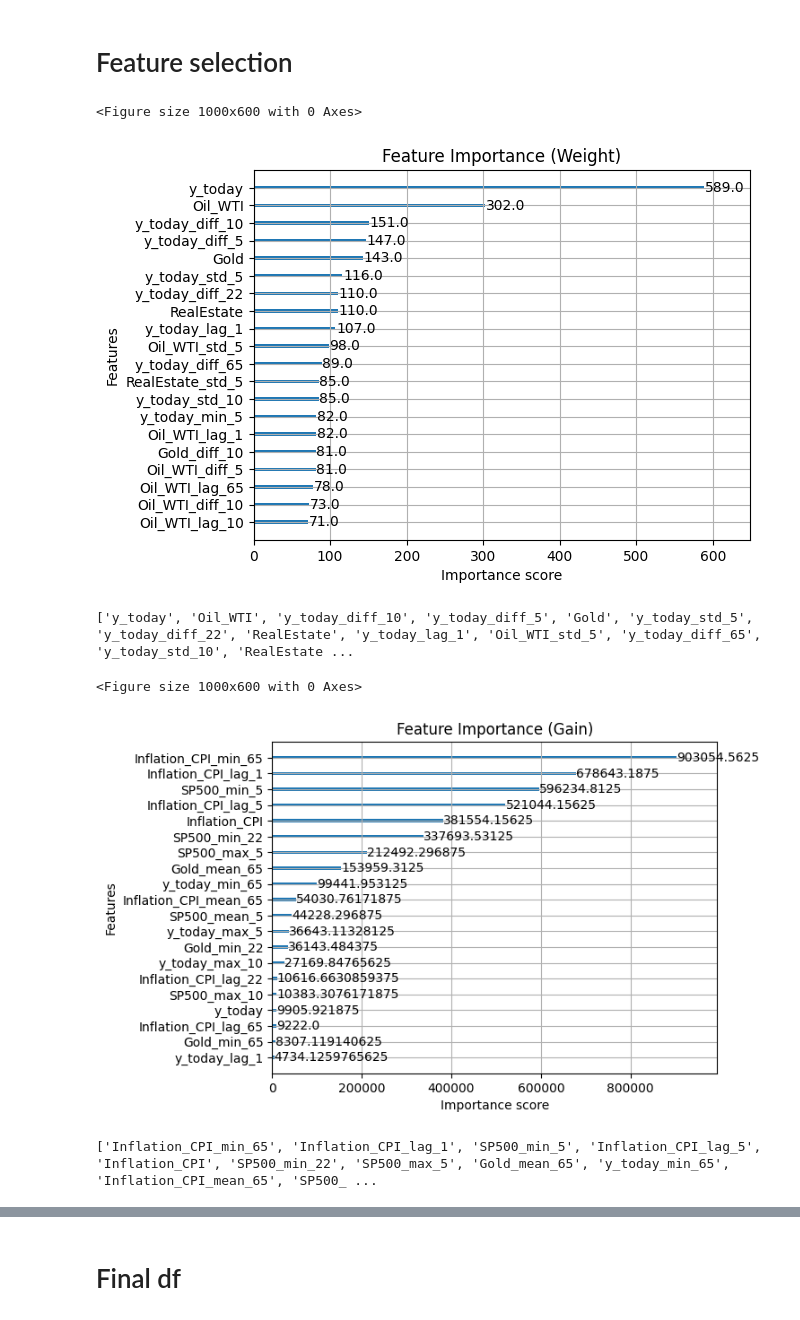
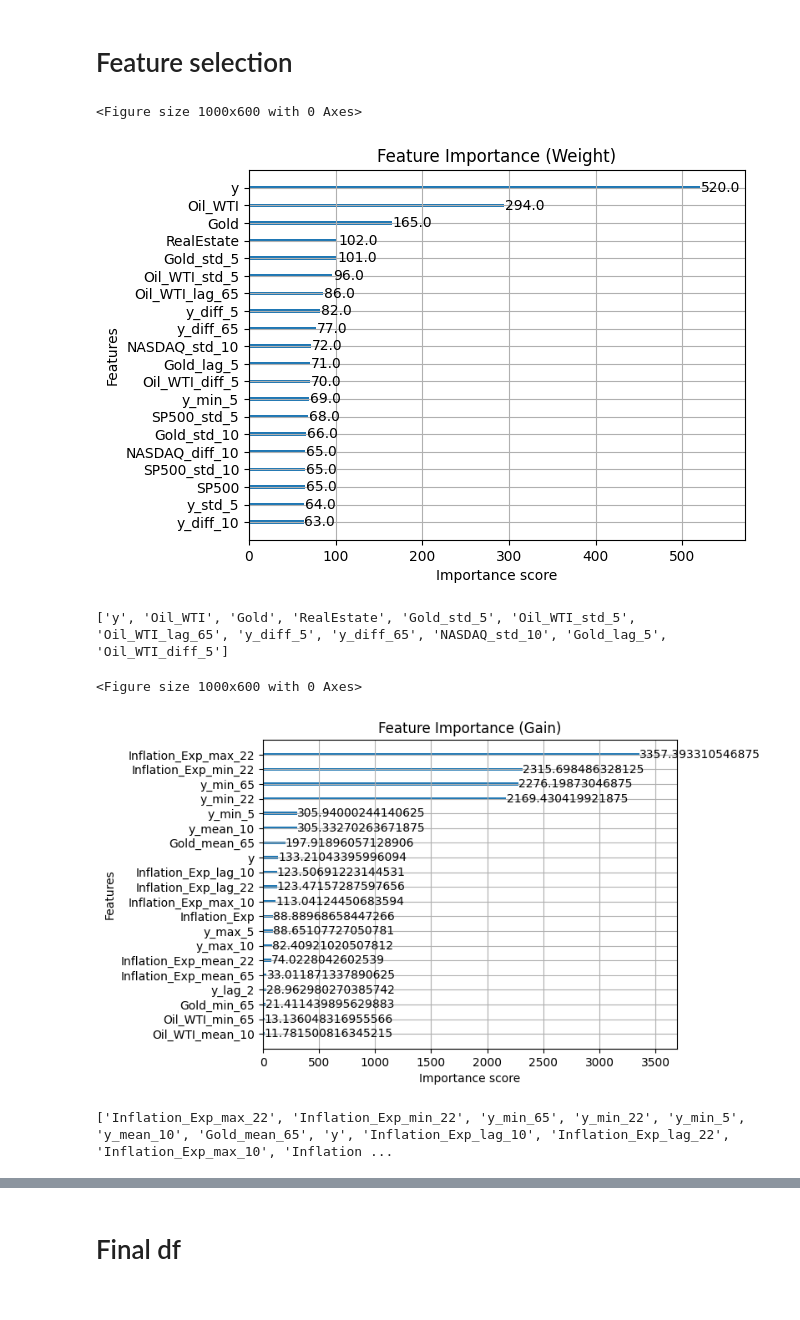
Before and after one commit to GuyRayOv/Stocks, a Jupyter notebook: notebooks/stocks_dataprep.ipynb, the cells around one changed output, grey strips where cells are left out. Drawn from its saved outputs; the diff is of its cells as text; code cells hidden in the pictures.

```diff
--- a/notebooks/stocks_dataprep.ipynb
+++ b/notebooks/stocks_dataprep.ipynb
@@ -47,17 +43,13 @@ start_date = end_date - timedelta(days=int(project_config["HISTORY_DEPTH"]))
 # %%
 tickers_yf = {
-    "y_today"     : f"{project_config['TKL']}",
+    "y"     : f"{project_config['TKL']}",
     "NASDAQ"      : "^IXIC",
     "SP500"       : "^GSPC",
     "RealEstate"  : "VNQ",
     "Oil_WTI"     : "CL=F",
-    "Gold"        : "GC=F"
+    "Gold"        : "GC=F",
+    "Inflation_Exp": "^TNX"
 }
-
-tickers_fred = {
-    "Inflation_CPI" : "CPIAUCSL",
-    #"Unemployment"  : "UNRATE"
-}
 # %%
 import yfinance as yf
 import pandas as pd
@@ -105,17 +88,15 @@ display(tkl_ts.tail(1))
 # %% [markdown]
 # Turn time series into supprvied learning table
 # %%
-lags = [1,5,10,22,65] # lookback days
+df = ts_yf.copy()
+
+lags =   [2,5,10,22,65] # lookback days
 windows =  [5,10,22,65] # statistics windows
 
-df = tkl_ts.copy()
+# Identify columns to generate features for (excluding 'index' column which is the date)
+feature_base_cols = [c for c in df.columns if c not in ['Date','index']]
 
-# Identify columns to generate features for (excluding 'index' column which is the date)
-feature_base_cols = [c for c in df.columns if c not in ['Date']]
-
-for base_col in feature_base_cols: # Iterate over TKL cols
-
-  # Generate lagged features for the current base_col
+for base_col in feature_base_cols:
   for lag in lags:
     df[f"{base_col}_lag_{lag}"] = df[base_col].shift(lag)
 
@@ -129,15 +110,19 @@ for base_col in feature_base_cols: # Iterate over TKL cols
     df[f"{base_col}_pct_{window}"] = df[base_col].pct_change(window)
 
 
-df['y_tomorrow'] = df['y_today'].shift(-1)    # tomorrow's close price
-df.tail(1)['y_tomorrow'] = -1                 # the TARGET cell
+df['y_next'] = df['y'].shift(-1)    # tomorrow's close price
+df.tail(1)['y_next'] = -1           # the TARGET cell
 
 df.dropna(inplace=True)
 
 from sklearn.preprocessing import MinMaxScaler
 scaler = MinMaxScaler()
 
-cols_to_scale = df.drop(['Date', 'y_tomorrow'], axis=1).columns
+cols_to_scale = df.drop(['Date', 'y_next'], axis=1).columns
+
+for col in cols_to_scale:
+  df[f"{col}_orig"] = df[col]
+
 df[cols_to_scale] = scaler.fit_transform(df[cols_to_scale])
 
 df.tail(1)
@@ -150,8 +135,8 @@ df.tail(1)
 # %%
 tommorw_date = df.tail(1)['Date'] # Changed 'Date' to 'index'
 
-X = df.drop(['Date','y_tomorrow'], axis=1) # Changed 'Date' to 'index'
-y = df['y_tomorrow']
+X = df[cols_to_scale]
+y = df['y_next']
 
 X_train, X_test = X.iloc[:-2], X.iloc[-1:]
 y_train, y_test = y.iloc[:-2], y.iloc[-1:]
@@ -226,37 +211,37 @@ df_importance = pd.DataFrame(list(importance_dict.items()), columns=['Feature',
 df_importance = df_importance.sort_values(by='Score', ascending=False)
 
 # 4. Extract just the names into a Python list (for use in code)
-top_weight_features_list = df_importance['Feature'].head(15).tolist()
+top_weight_features_list = df_importance['Feature'].head(12).tolist()
 print(top_weight_features_list)
 # %% [output]
 <Figure size 1000x600 with 0 Axes>
-[figure, old version]
+[figure, new version]
-['y_today', 'Oil_WTI', 'y_today_diff_10', 'y_today_diff_5', 'Gold', 'y_today_std_5', 'y_today_diff_22', 'RealEstate', 'y_today_lag_1', 'Oil_WTI_std_5', 'y_today_diff_65', 'y_today_std_10', 'RealEstate ...
+['y', 'Oil_WTI', 'Gold', 'RealEstate', 'Gold_std_5', 'Oil_WTI_std_5', 'Oil_WTI_lag_65', 'y_diff_5', 'y_diff_65', 'NASDAQ_std_10', 'Gold_lag_5', 'Oil_WTI_diff_5']
 # %%
 # OPTIONAL: Plot based on "gain" (average gain of splits which use the feature)
 # "Gain" is often more accurate for finding what actually drives the prediction.
 plt.figure(figsize=(10, 6))
 xgboost.plot_importance(xgb, importance_type='gain', max_num_features=20) # Pass the xgb regressor object
 plt.title("Feature Importance (Gain)")
 plt.show()
 
 # Get the feature importance dictionary
 # importance_type can be 'weight', 'gain', or 'cover'
 importance_dict = xgb.get_booster().get_score(importance_type='gain')
 
 # 2. Convert to a Pandas DataFrame for easy sorting and viewing
 df_importance = pd.DataFrame(list(importance_dict.items()), columns=['Feature', 'Score'])
 
 # 3. Sort by Score (High to Low)
 df_importance = df_importance.sort_values(by='Score', ascending=False)
 
 # 4. Extract just the names into a Python list (for use in code)
-top_gain_features_list = df_importance['Feature'].head(15).tolist()
+top_gain_features_list = df_importance['Feature'].head(12).tolist()
 print(top_gain_features_list)
 # %% [output]
 <Figure size 1000x600 with 0 Axes>
-[figure, old version]
+[figure, new version]
-['Inflation_CPI_min_65', 'Inflation_CPI_lag_1', 'SP500_min_5', 'Inflation_CPI_lag_5', 'Inflation_CPI', 'SP500_min_22', 'SP500_max_5', 'Gold_mean_65', 'y_today_min_65', 'Inflation_CPI_mean_65', 'SP500_ ...
+['Inflation_Exp_max_22', 'Inflation_Exp_min_22', 'y_min_65', 'y_min_22', 'y_min_5', 'y_mean_10', 'Gold_mean_65', 'y', 'Inflation_Exp_lag_10', 'Inflation_Exp_lag_22', 'Inflation_Exp_max_10', 'Inflation ...
 # %%
 top_features = list(set(top_gain_features_list) | set(top_weight_features_list))
 top_features
```
Also changed, not shown: parts of 15 cells of this notebook, 7 other files.
